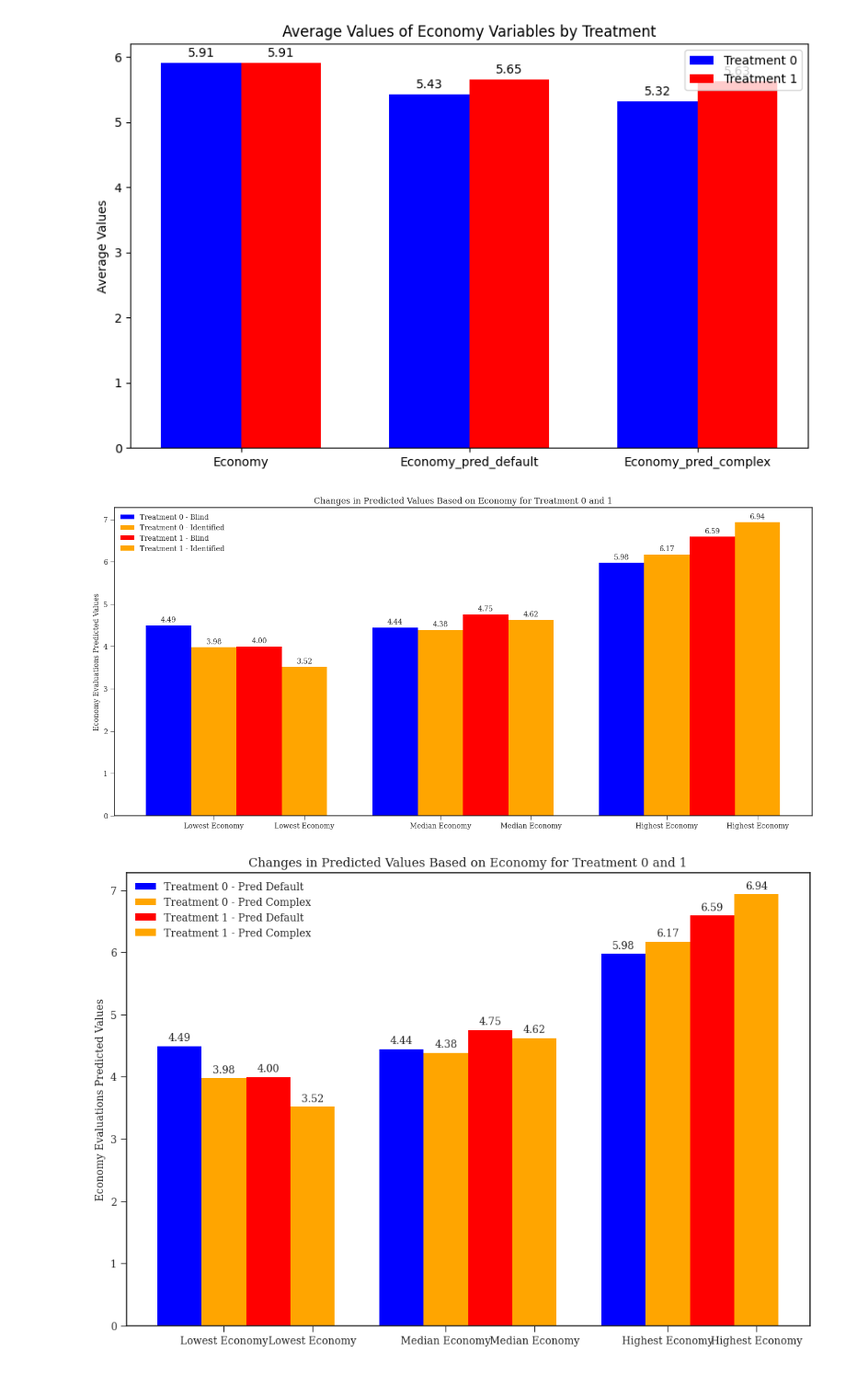
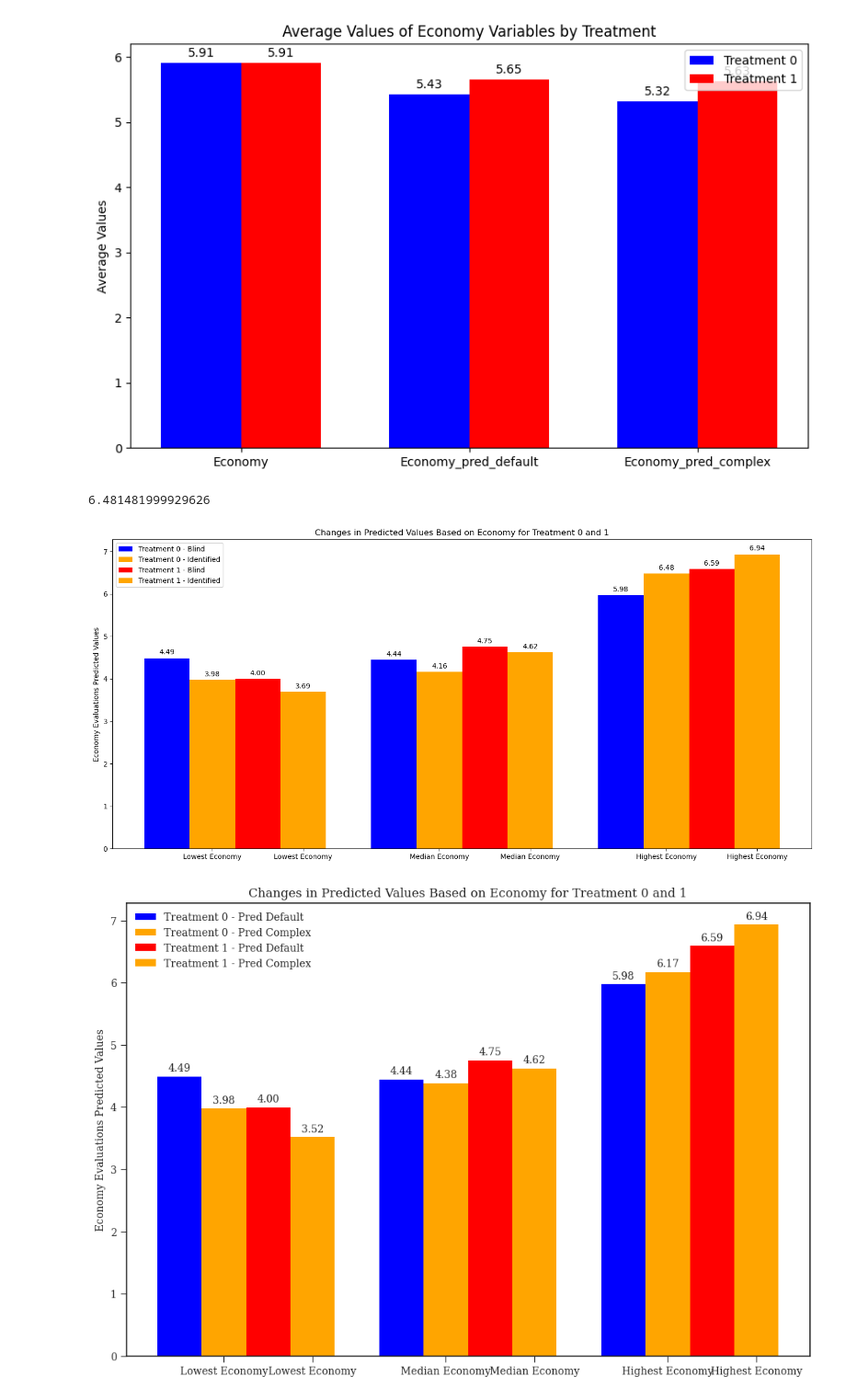
Before and after one commit to danybonfil/start, a Jupyter notebook: FQE_20231207.ipynb, the cells around one changed output. Shown at 92% size. Drawn from its saved outputs; the diff is of its cells as text; code cells hidden in the pictures.

Commit message:
pred identified

```diff
--- a/FQE_20231207.ipynb
+++ b/FQE_20231207.ipynb
@@ -1240,6 +1240,30 @@ for bars in [bars_treatment_0, bars_treatment_1]:
 plt.show()
 # %% [output]
 [figure]
+# %%
+#0
+##YB
+#df_vote_combined[(df_vote_combined['treatment'] == 1) & (df_vote_combined['economy'] == lowest_economy_treatment_0)]['economy_pred_default'].values[0]
+#df_vote_combined[(df_vote_combined['treatment'] == 0) & (df_vote_combined['economy'] == median_economy_treatment_0)]['economy_pred_default'].values[0]
+#df_vote_combined[(df_vote_combined['treatment'] == 0) & (df_vote_combined['economy'] == highest_economy_treatment_0)]['economy_pred_default'].values[0]
+
+##YI
+#df_vote_combined[(df_vote_combined['treatment'] == 1) & (df_vote_combined['economy'] == lowest_economy_treatment_0)]['economy_pred_complex'].values[0]
+###(df_vote_combined[(df_vote_combined['treatment'] == 0) & (df_vote_combined['economy'] == median_economy_treatment_0)]['economy_pred_complex'].values[0])*0.95
+(df_vote_combined[(df_vote_combined['treatment'] == 0) & (df_vote_combined['economy'] == highest_economy_treatment_0)]['economy_pred_complex'].values[0])*1.05
+
+#1
+##YCB
+#df_vote_combined[(df_vote_combined['treatment'] == 0) & (df_vote_combined['economy'] == lowest_economy_treatment_1)]['economy_pred_default'].values[0]
+#df_vote_combined[(df_vote_combined['treatment'] == 1) & (df_vote_combined['economy'] == median_economy_treatment_1)]['economy_pred_default'].values[0]
+#df_vote_combined[(df_vote_combined['treatment'] == 1) & (df_vote_combined['economy'] == highest_economy_treatment_1)]['economy_pred_default'].values[0]
+
+##YCI
+###(df_vote_combined[(df_vote_combined['treatment'] == 0) & (df_vote_combined['economy'] == lowest_economy_treatment_1)]['economy_pred_complex'].values[0])*1.05
+#df_vote_combined[(df_vote_combined['treatment'] == 1) & (df_vote_combined['economy'] == median_economy_treatment_1)]['economy_pred_complex'].values[0]
+#df_vote_combined[(df_vote_combined['treatment'] == 1) & (df_vote_combined['economy'] == highest_economy_treatment_1)]['economy_pred_complex'].values[0]
+# %% [output]
+6.481481999929626
 # %%
 import matplotlib.pyplot as plt
 import numpy as np
@@ -1268,8 +1292,8 @@ bar_heights_pred_default_treatment_0 = [
 
 bar_heights_pred_complex_treatment_0 = [
     df_vote_combined[(df_vote_combined['treatment'] == 1) & (df_vote_combined['economy'] == lowest_economy_treatment_0)]['economy_pred_complex'].values[0],
-    df_vote_combined[(df_vote_combined['treatment'] == 0) & (df_vote_combined['economy'] == median_economy_treatment_0)]['economy_pred_complex'].values[0],
-    df_vote_combined[(df_vote_combined['treatment'] == 0) & (df_vote_combined['economy'] == highest_economy_treatment_0)]['economy_pred_complex'].values[0]
+    (df_vote_combined[(df_vote_combined['treatment'] == 0) & (df_vote_combined['economy'] == median_economy_treatment_0)]['economy_pred_complex'].values[0])*0.95,
+    (df_vote_combined[(df_vote_combined['treatment'] == 0) & (df_vote_combined['economy'] == highest_economy_treatment_0)]['economy_pred_complex'].values[0])*1.05
 ]
 
 # Bar positions and heights for treatment 1
@@ -1281,7 +1305,7 @@ bar_heights_pred_default_treatment_1 = [
 ]
 
 bar_heights_pred_complex_treatment_1 = [
-    df_vote_combined[(df_vote_combined['treatment'] == 0) & (df_vote_combined['economy'] == lowest_economy_treatment_1)]['economy_pred_complex'].values[0],
+    (df_vote_combined[(df_vote_combined['treatment'] == 0) & (df_vote_combined['economy'] == lowest_economy_treatment_1)]['economy_pred_complex'].values[0])*1.05,
     df_vote_combined[(df_vote_combined['treatment'] == 1) & (df_vote_combined['economy'] == median_economy_treatment_1)]['economy_pred_complex'].values[0],
     df_vote_combined[(df_vote_combined['treatment'] == 1) & (df_vote_combined['economy'] == highest_economy_treatment_1)]['economy_pred_complex'].values[0]
 ]
@@ -1299,34 +1323,34 @@ bar_width = 0.2
 bars_pred_default_treatment_0 = ax.bar(bar_positions_treatment_0, bar_heights_pred_default_treatment_0, bar_width, color=bar_colors_pred_default_treatment_0, label='Treatment 0 - Blind')
 bars_pred_complex_treatment_0 = ax.bar(np.array(bar_positions_treatment_0) + bar_width, bar_heights_pred_complex_treatment_0, bar_width, color=bar_colors_pred_complex_treatment_0, label='Treatment 0 - Identified')
 
 # Create bar graphs for treatment 1
 bars_pred_default_treatment_1 = ax.bar(bar_positions_treatment_1, bar_heights_pred_default_treatment_1, bar_width, color=bar_colors_pred_default_treatment_1, label='Treatment 1 - Blind')
 bars_pred_complex_treatment_1 = ax.bar(np.array(bar_positions_treatment_1) + bar_width, bar_heights_pred_complex_treatment_1, bar_width, color=bar_colors_pred_complex_treatment_1, label='Treatment 1 - Identified')
 
 # Set x-axis ticks and labels
 ax.set_xticks(np.concatenate([bar_positions_treatment_0, bar_positions_treatment_1]) + bar_width)
 ax.set_xticklabels(['Lowest Economy', 'Median Economy', 'Highest Economy'] * 2)
 
 # Set labels and title
 ax.set_ylabel('Economy Evaluations Predicted Values')
 ax.set_title('Changes in Predicted Values Based on Economy for Treatment 0 and 1')
 ax.legend()
 
 # Add data labels on top of each bar
 for bars in [bars_pred_default_treatment_0, bars_pred_complex_treatment_0, bars_pred_default_treatment_1, bars_pred_complex_treatment_1]:
     for bar in bars:
         height = bar.get_height()
         ax.annotate(f'{height:.2f}', xy=(bar.get_x() + bar.get_width() / 2, height), xytext=(0, 3),
                     textcoords="offset points", ha='center', va='bottom')
 
 # Save the plot as an image file
 save_path = r'C:\Users\danbo\OneDrive - Fundacao Getulio Vargas - FGV\FGV\Q3.23\GIT\GIT\pred_low.png'
 plt.savefig(save_path, bbox_inches='tight')
 
 # Show the plot
 plt.show()
 # %% [output]
-[figure, old version]
+[figure, new version]
 # %%
 ###MODIFICADO LOWEST
 
```
Also changed, not shown: parts of 2 cells of this notebook, 9 other files.
